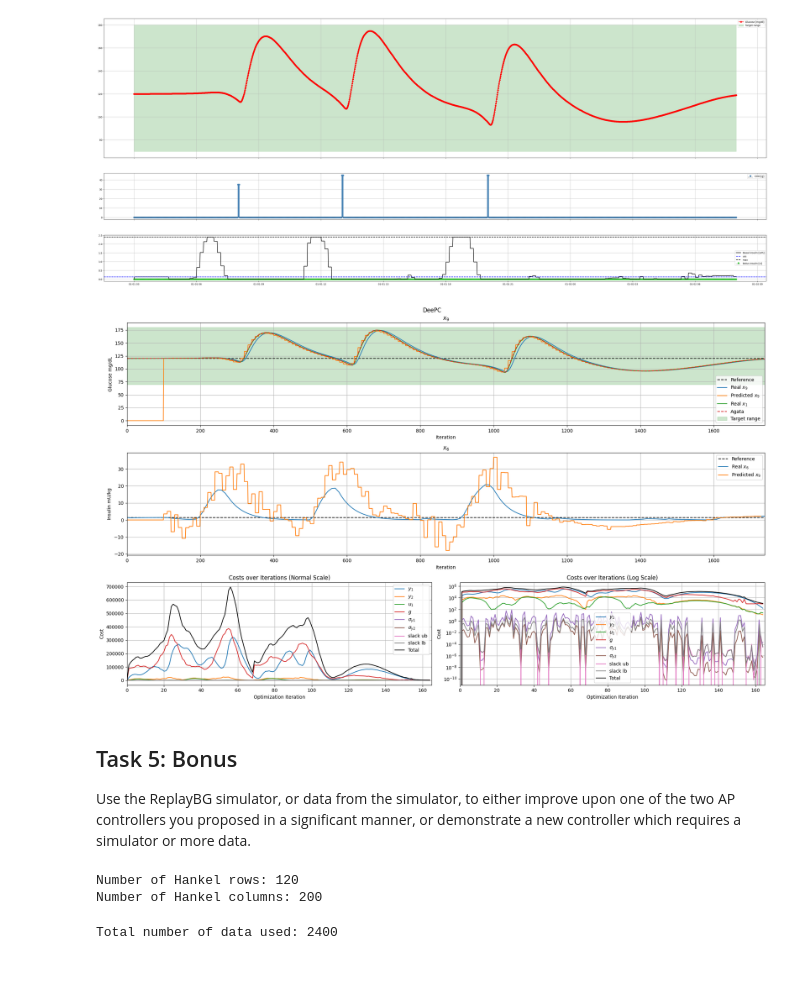
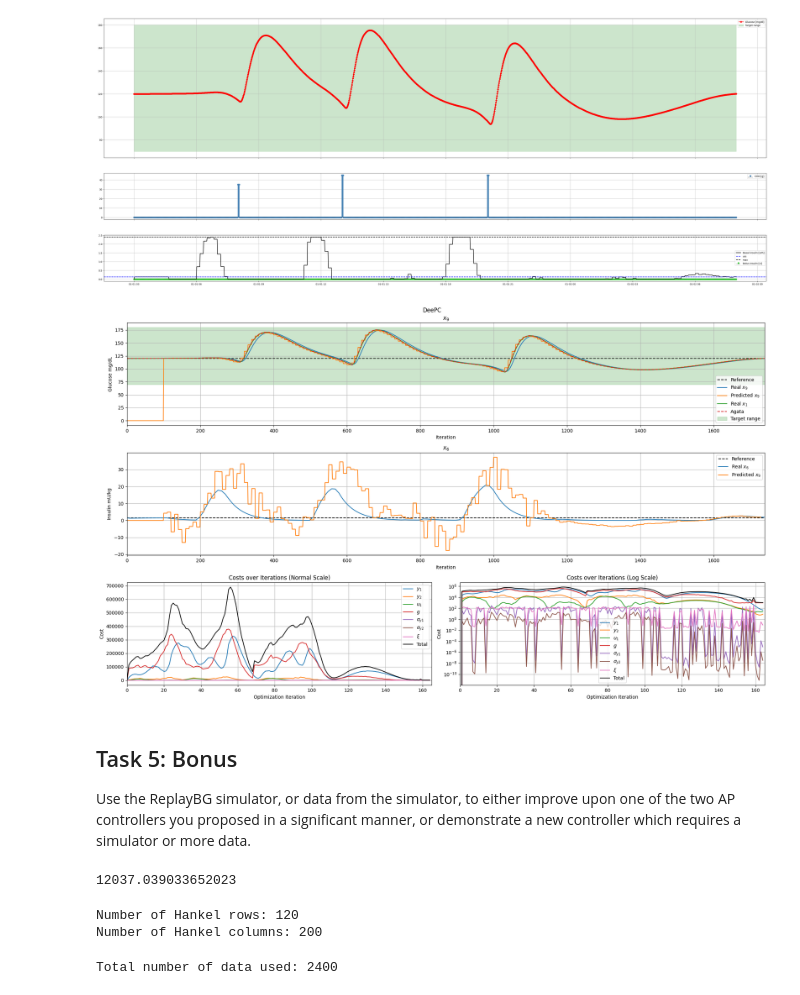
Before and after one commit to Jackmastro/MPC_DeePC_COCO, a Jupyter notebook: COCO2024project_GiacomoMastroddi.ipynb, the cells around one changed output. Cells and saved outputs as stored; diff of their text form; code cells hidden in the pictures.

```diff
--- a/COCO2024project_GiacomoMastroddi.ipynb
+++ b/COCO2024project_GiacomoMastroddi.ipynb
@@ -1228,9 +1350,8 @@ m = 2
 p = 2
 
 # Set Hankel dimensions
-T_past = 12 # should be at least lag for MIMO and n for SISO
-K = 140 # high prediction horizon
-T_fut = K
+T_past = 12
+T_fut = 140
 L = T_past + T_fut
 T = 530 # large
 num_hankel_cols = T - L + 1
@@ -1292,7 +1801,6 @@ Expected (linear noiseless) n: 9
 # %%
-##################################### DeePC: Data-enabled Predictive Control ###################################
-# System dimensions
-n = 9 # known
+##################################### DeePC - Hankel and Tuning ###################################
+# Dimensions
 m = 2
 p = 2
 
@@ -1306,15 +1814,11 @@ assert K >= control_horizon, "K should be greater than the control horizon."
 T_fut_d = int(T_fut / discret_time)
 
 T_past_d = 10
-assert T_past_d % discret_time == 0, "T_past_d should be a multiple of the discretization time."
 T_ini = int(T_past_d * discret_time)
 T_past = T_ini
 
 L = T_past + T_fut
 L_d = T_past_d + T_fut_d
-
-# T = (m + 1) * L + n - 1
-# T = (m + 1) * (T_ini + L) + n - 1
 
 # Collect data
 data_DeePC = pd.read_pickle("data/DeePC_data.pkl")
@@ -1336,7 +1840,6 @@ print("Number of Hankel rows:", num_hankel_rows_d)
 
 ratio_H_y = 2.5 # ratio between width and height of H_y (for square H with ratio 2)
 num_hankel_cols_d = int(p * L_d * ratio_H_y) # same number of columns for H_u and H_y
-# num_hankel_cols = T - L + 1
 print("Number of Hankel columns:", num_hankel_cols_d)
 
 H_u1_d = np.zeros((L_d, num_hankel_cols_d))
@@ -1357,20 +1860,13 @@ for i in range(num_hankel_cols_d):
 
 H = (H_u1_d, H_u2_d, H_y1_d, H_y2_d)
 
-# Save H_u and H_y as xlsx
-df_H_u = pd.DataFrame(np.vstack((H_u1_d, H_u2_d)))
-df_H_y = pd.DataFrame(np.vstack((H_y1_d, H_y2_d)))
-df_H_u.to_excel("data/H_u.xlsx", index=False)
-df_H_y.to_excel("data/H_y.xlsx", index=False)
-
 # Tuning parameters
 q1 = 25
 q2 = 5
 r1 = 1e6
 lambda_g = 65
 lambda_sigma = 1e6
-s_ub = 1e4
-s_lb = 1e5
+s = 1
 # %% [output]
 Number of Hankel rows: 140
 Number of Hankel columns: 175
@@ -1787,7 +1920,7 @@ data_given = pd.read_csv('data/default_data.csv')
 print_output = False
 
 # Instatiating DeePC
-controller_DeePC = DeePController(T_past, T_fut, num_hankel_cols_d, q1, q2, r1, lambda_g, lambda_sigma, s_ub, s_lb, control_horizon, discret_time, H, print_output=print_output)
+controller_DeePC = DeePController(T_past, T_fut, num_hankel_cols_d, q1, q2, r1, lambda_g, lambda_sigma, s, control_horizon, discret_time, H, print_output=print_output)
 
 # Running the simulation
 print("------ START ------")
@@ -1823,7 +1956,6 @@ g_cost = np.zeros(controller_DeePC.g_var_open_loop.shape[0])
 sigma_y1_cost = np.zeros(controller_DeePC.sigma_y1_var_open_loop.shape[0])
 sigma_y2_cost = np.zeros(controller_DeePC.sigma_y2_var_open_loop.shape[0])
 slack_y1_ub_cost = np.zeros(controller_DeePC.slack_y1_ub_var_open_loop.shape[0])
-slack_y1_lb_cost = np.zeros(controller_DeePC.slack_y1_lb_var_open_loop.shape[0])
 g_zero_norm = np.zeros(controller_DeePC.g_var_open_loop.shape[0])
 
 for i in range(1, controller_DeePC.y1_var_open_loop.shape[0]):
@@ -1837,7 +1969,6 @@ for i in range(1, controller_DeePC.y1_var_open_loop.shape[0]):
         sigma_y1_cost[i] = 0
         sigma_y2_cost[i] = 0
         slack_y1_ub_cost[i] = 0
-        slack_y1_lb_cost[i] = 0
         g_zero_norm[i] = 0
     else:
         y1_cost[i] = (controller_DeePC.y1_var_open_loop[i,:] - controller_DeePC.y1_ref).T @ controller_DeePC.Q1 @ (controller_DeePC.y1_var_open_loop[i,:] - controller_DeePC.y1_ref)
@@ -1846,8 +1977,7 @@ for i in range(1, controller_DeePC.y1_var_open_loop.shape[0]):
         g_cost[i] = np.linalg.norm(controller_DeePC.g_var_open_loop[i,:], 1) * controller_DeePC.lambda_g
         sigma_y1_cost[i] = np.linalg.norm(controller_DeePC.sigma_y1_var_open_loop[i,:], 1) * controller_DeePC.lambda_sigma
         sigma_y2_cost[i] = np.linalg.norm(controller_DeePC.sigma_y2_var_open_loop[i,:], 1) * controller_DeePC.lambda_sigma
-        slack_y1_ub_cost[i] = np.sum(controller_DeePC.slack_y1_ub_var_open_loop[i,:]) * controller_DeePC.s_ub
-        slack_y1_lb_cost[i] = np.sum(controller_DeePC.slack_y1_lb_var_open_loop[i,:]) * controller_DeePC.s_lb
+        slack_y1_ub_cost[i] = np.sum(controller_DeePC.slack_y1_ub_var_open_loop[i,:]) * controller_DeePC.s
         g_zero_norm[i] = np.linalg.norm(controller_DeePC.g_var_open_loop[i,:], 0)
 
 # Value used to account for optimization right after T_past
@@ -1895,36 +2025,35 @@ ax2.set_xlim(0, x_max)
 # Variables for the loop
 plots_info = [
     (fig.add_subplot(gs[2, 0]), 'Costs over Iterations (Normal Scale)', 'linear'),
     (fig.add_subplot(gs[2, 1]), 'Costs over Iterations (Log Scale)', 'log')
     ]
 costs_data = [
     (y1_cost, r'$y_1$'),
     (y2_cost, r'$y_2$'),
     (u1_cost, r'$u_1$'),
     (g_cost, r'$g$'),
     (sigma_y1_cost, r'$\sigma_{y1}$'),
     (sigma_y2_cost, r'$\sigma_{y2}$'),
-    (slack_y1_ub_cost, 'slack ub'),
-    (slack_y1_lb_cost, 'slack lb'),
+    (slack_y1_ub_cost, r'$\xi$'),
     (tot_cost, 'Total', 'k')
     ]
 # Costs
 for ax, title, yscale in plots_info:
     for data, label, *color in costs_data:
         ax.plot(data, label=label, color=color[0] if color else None)
     ax.set_xlabel('Optimization Iteration')
     ax.set_ylabel('Cost')
     ax.set_title(title)
     ax.legend()
     ax.grid()
     ax.set_xlim(0, len(tot_cost))
     ax.set_yscale(yscale)
 
 plt.tight_layout()
 plt.show()
 plt.close()
 # %% [output]
-[figure, old version]
+[figure, new version]
 # %% [markdown]
 ## Task 5: Bonus
 
@@ -2247,6 +2376,14 @@ data_d = data_DeePC.groupby('group').agg({
     }).reset_index(drop=True)
 data_d.columns = ['meal', 'input', 'x_5', 'x_8']
 
+# Function to add white Gaussian noise
+def add_gaussian_noise(data, noise_level=0.01):
+    noise = noise_level * data.std() * np.random.randn(*data.shape)
+    return data + noise
+display(data.std())
+# Add noise to each column
+data_d_noisy = data_d.apply(add_gaussian_noise)
+
 # Hankel matrices
 num_hankel_rows_d = (m + p) * L_d
 print("Number of Hankel rows:", num_hankel_rows_d)
@@ -2277,10 +2414,11 @@ q1 = 2
 r1 = 1e6
 lambda_g = 10
 lambda_sigma = 1e6
-s_ub = 1
+s = 1
 # %% [output]
-Number of Hankel rows: 120
-Number of Hankel columns: 200
+12037.039033652023
+Number of Hankel rows: 120
+Number of Hankel columns: 200
 # %%
 ##################################### Data Analysis ###################################
 # Variables for the plot
```
Also changed, not shown: parts of 17 cells of this notebook, 1 other file.
